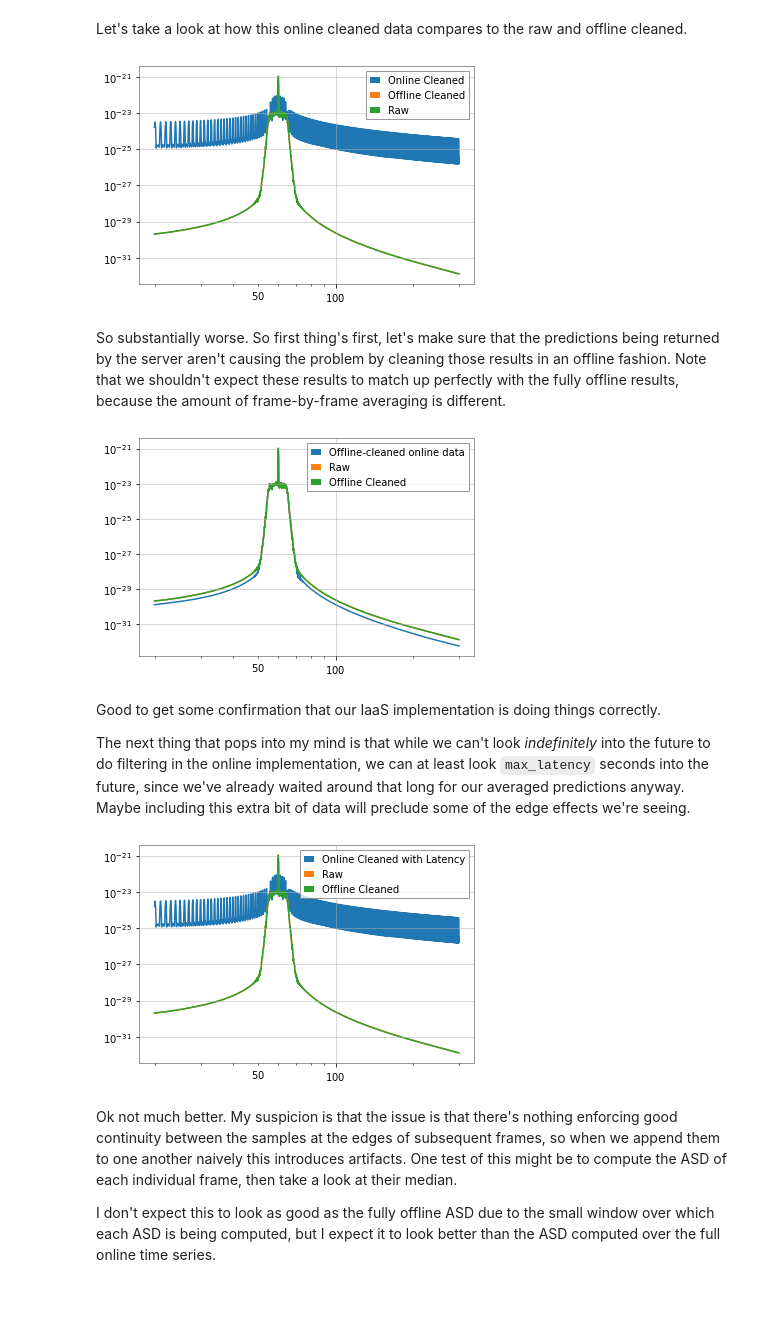
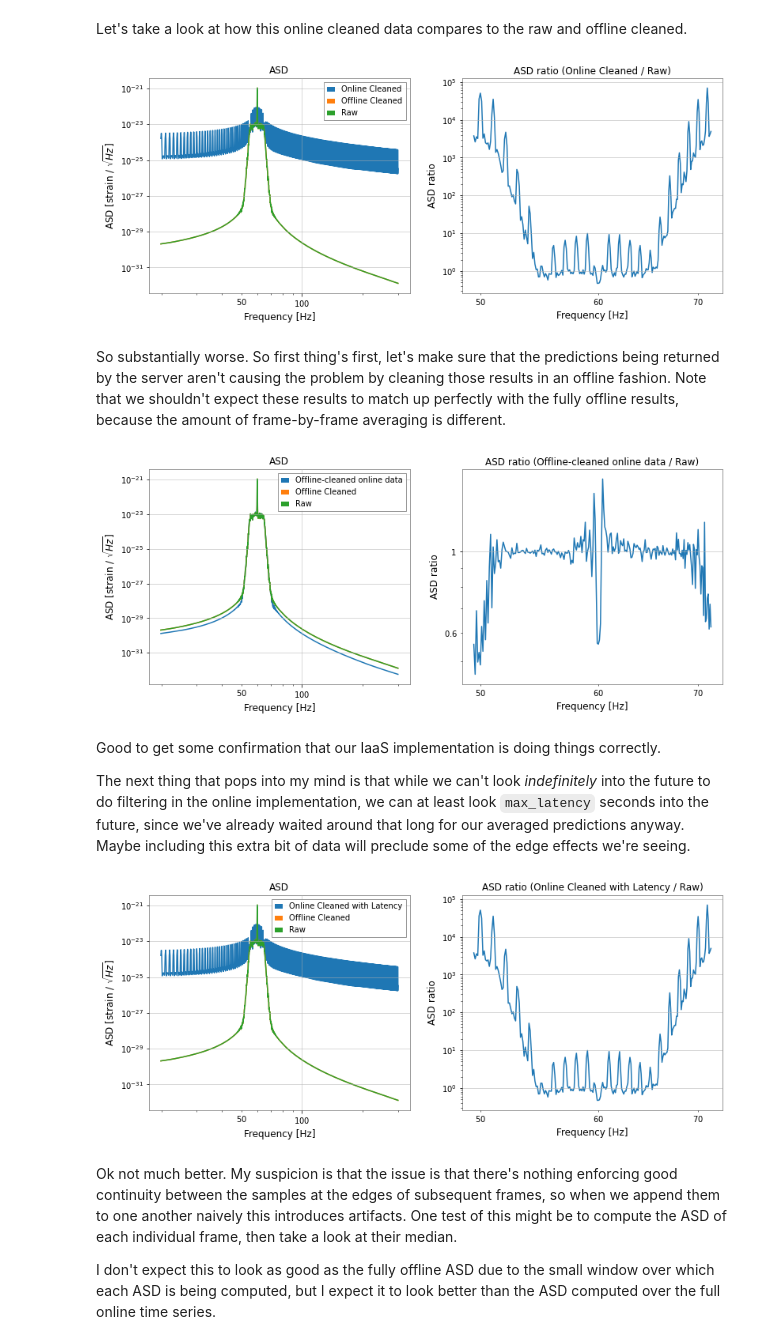
Before and after one commit to fastmachinelearning/gw-iaas, a Jupyter notebook: projects/deepclean-production/end-to-end.ipynb, the cells around one changed output. Cells and saved outputs as stored; diff of their text form; code cells hidden in the pictures; blank space fills up the shorter version.

Commit message:
updating notebook to include asd ratios

```diff
--- a/projects/deepclean-production/end-to-end.ipynb
+++ b/projects/deepclean-production/end-to-end.ipynb
@@ -66,11 +66,13 @@ with open(config["preprocess_pkl"], "rb") as f:
     preproc_config = pickle.load(f)
 
 # set up our preprocessing parameters
-low = preproc_config["filt_fl"][0] * 2 / config["sample_rate"]
-high = preproc_config["filt_fh"][0] * 2 / config["sample_rate"]
+low = preproc_config["filt_fl"][0]
+high = preproc_config["filt_fh"][0]
+print(f"Bandpass filtering from {low}-{high}Hz")
+
 sos = signal.butter(
     preproc_config["filt_order"],
-    [low, high],
+    [i * 2 / config["sample_rate"] for i in [low, high]],
     btype="bandpass",
     output="sos"
 )
@@ -164,6 +215,7 @@ updates_per_frame = int(config["sample_rate"] // stride_size)
 total_updates = updates_per_frame * len(fnames)
 
 noise_predictions = []
+last_time = time.time()
 with Progress() as progress:
     task_id = progress.add_task("Sending requests", total=total_updates)
 
@@ -201,11 +253,12 @@ with Progress() as progress:
             noise = response.as_numpy(dc_metadata.outputs[0].name)
             noise_predictions.append(noise)
 
-            # update our progress bar and sleep for longer
-            # than we would in the real pipeline because
-            # our data size is so much larger per-request
+            # update our progress bar and sleep to maintain
+            # constant inference rate
             progress.update(task_id, advance=1)
-            time.sleep(2 / config["inference_rate"])
+            while (time.time() - last_time) < (1 / config["inference_rate"]):
+                time.sleep(1e-5)
+            last_time = time.time()
 
         # slough off old data to keep memory under control
         witnesses = witnesses[:, :, kernel_size:]
@@ -360,9 +413,10 @@ with client, Progress() as progress:
                 sequence_end=request_id == total_updates - 1
             )
 
-            # sleep to keep from overwhelming the network
             progress.update(task_id, advance=1)
-            time.sleep(1 / config["inference_rate"])
+            while (time.time() - last_time) < (1 / config["inference_rate"]):
+                time.sleep(1e-5)
+            last_time = time.time()
 
 noise_predictions = np.concatenate(noise_predictions)
 # %% [output]
@@ -401,16 +455,17 @@ for i in range(config["num_frames"]):
 # %% [markdown]
 Let's take a look at how this online cleaned data compares to the raw and offline cleaned.
 # %%
-fig, ax = plt.subplots()
-
-ax.loglog(get_asd(online_cleaned), label="Online Cleaned")
-ax.loglog(get_asd(offline_cleaned), label="Offline Cleaned")
-ax.loglog(get_asd(offline_strain), label="Raw")
-
-ax.legend()
+fig = plot_results(
+    {
+        "Online Cleaned": online_cleaned,
+        "Offline Cleaned": offline_cleaned,
+        "Raw": offline_strain
+    },
+    ratio=("Online Cleaned", "Raw")
+)
 fig.show()
 # %% [output]
-[figure, old version]
+[figure, new version]
 # %% [markdown]
 So substantially worse. So first thing's first, let's make sure that the predictions being returned by the server aren't causing the problem by cleaning those results in an offline fashion. Note that we shouldn't expect these results to match up perfectly with the fully offline results, because the amount of frame-by-frame averaging is different.
 # %%
@@ -420,15 +475,17 @@ uncentered = signal.sosfiltfilt(sos, uncentered)
 stop = int(config["sample_rate"] * config["num_frames"])
 pseudo_online_cleaned = offline_strain[:stop] - uncentered[:stop]
 
-fig, ax = plt.subplots()
-ax.loglog(get_asd(pseudo_online_cleaned), label="Offline-cleaned online data")
-ax.loglog(get_asd(offline_strain), label="Raw")
-ax.loglog(get_asd(offline_cleaned), label="Offline Cleaned")
-
-ax.legend()
+fig = plot_results(
+    {
+        "Offline-cleaned online data": pseudo_online_cleaned,
+        "Offline Cleaned": offline_cleaned,
+        "Raw": offline_strain
+    },
+    ratio=("Offline-cleaned online data", "Raw")
+)
 fig.show()
 # %% [output]
-[figure, old version]
+[figure, new version]
 # %% [markdown]
 Good to get some confirmation that our IaaS implementation is doing things correctly.
 
@@ -453,15 +510,17 @@ for i in range(config["num_frames"]):
     # add this cleaned frame to our running total
     online_plus_latency_cleaned = np.append(online_cleaned, clean)
 
-fig, ax = plt.subplots()
-ax.loglog(get_asd(online_plus_latency_cleaned), label="Online Cleaned with Latency")
-ax.loglog(get_asd(offline_strain), label="Raw")
-ax.loglog(get_asd(offline_cleaned), label="Offline Cleaned")
-
-ax.legend()
+fig = plot_results(
+    {
+        "Online Cleaned with Latency": online_plus_latency_cleaned,
+        "Offline Cleaned": offline_cleaned,
+        "Raw": offline_strain
+    },
+    ratio=("Online Cleaned with Latency", "Raw")
+)
 fig.show()
 # %% [output]
-[figure, old version]
+[figure, new version]
 # %% [markdown]
 Ok not much better. My suspicion is that the issue is that there's nothing enforcing good continuity between the samples at the edges of subsequent frames, so when we append them to one another naively this introduces artifacts. One test of this might be to compute the ASD of each individual frame, then take a look at their median.
 
```
Also changed, not shown: parts of 6 cells of this notebook.
